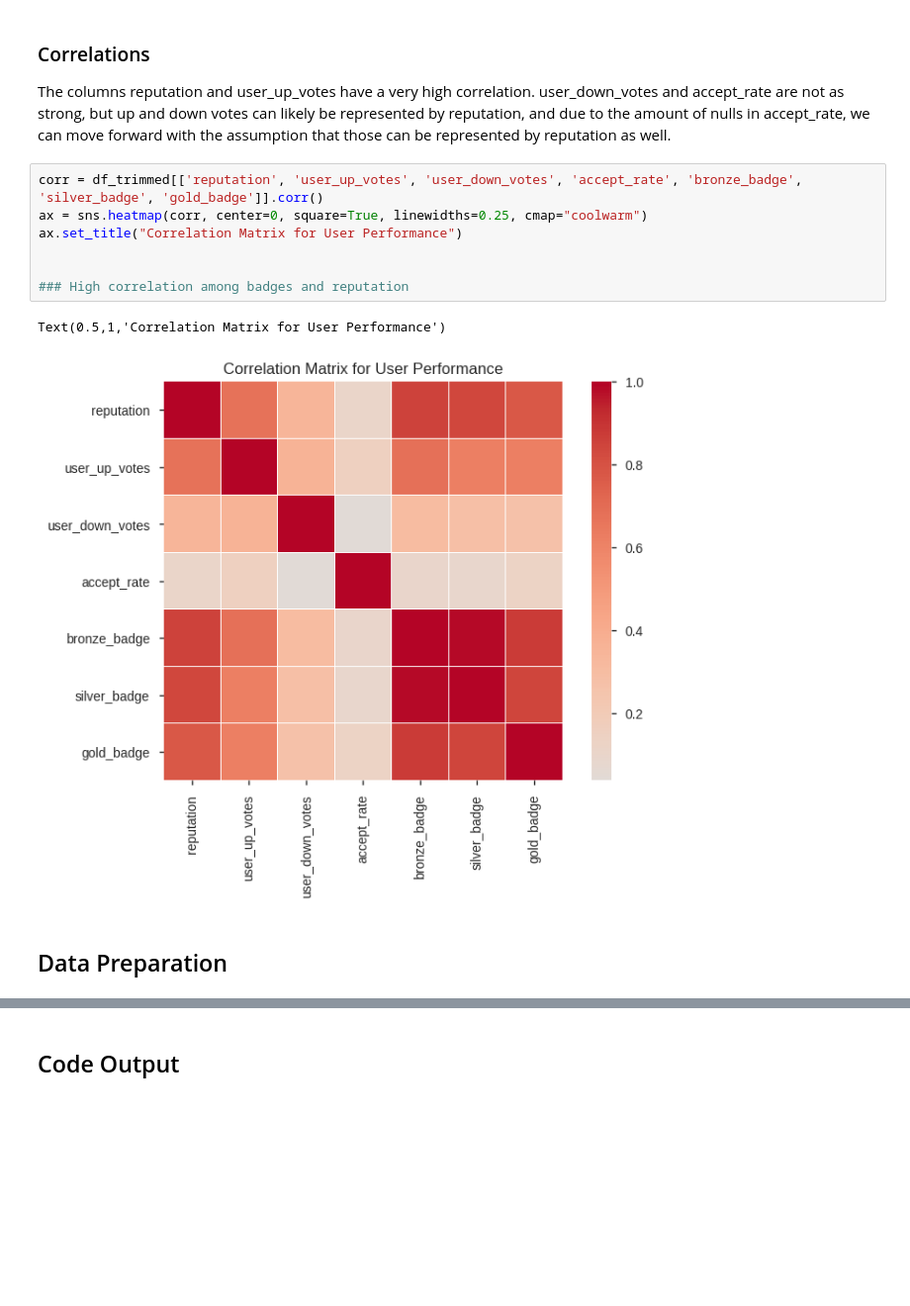
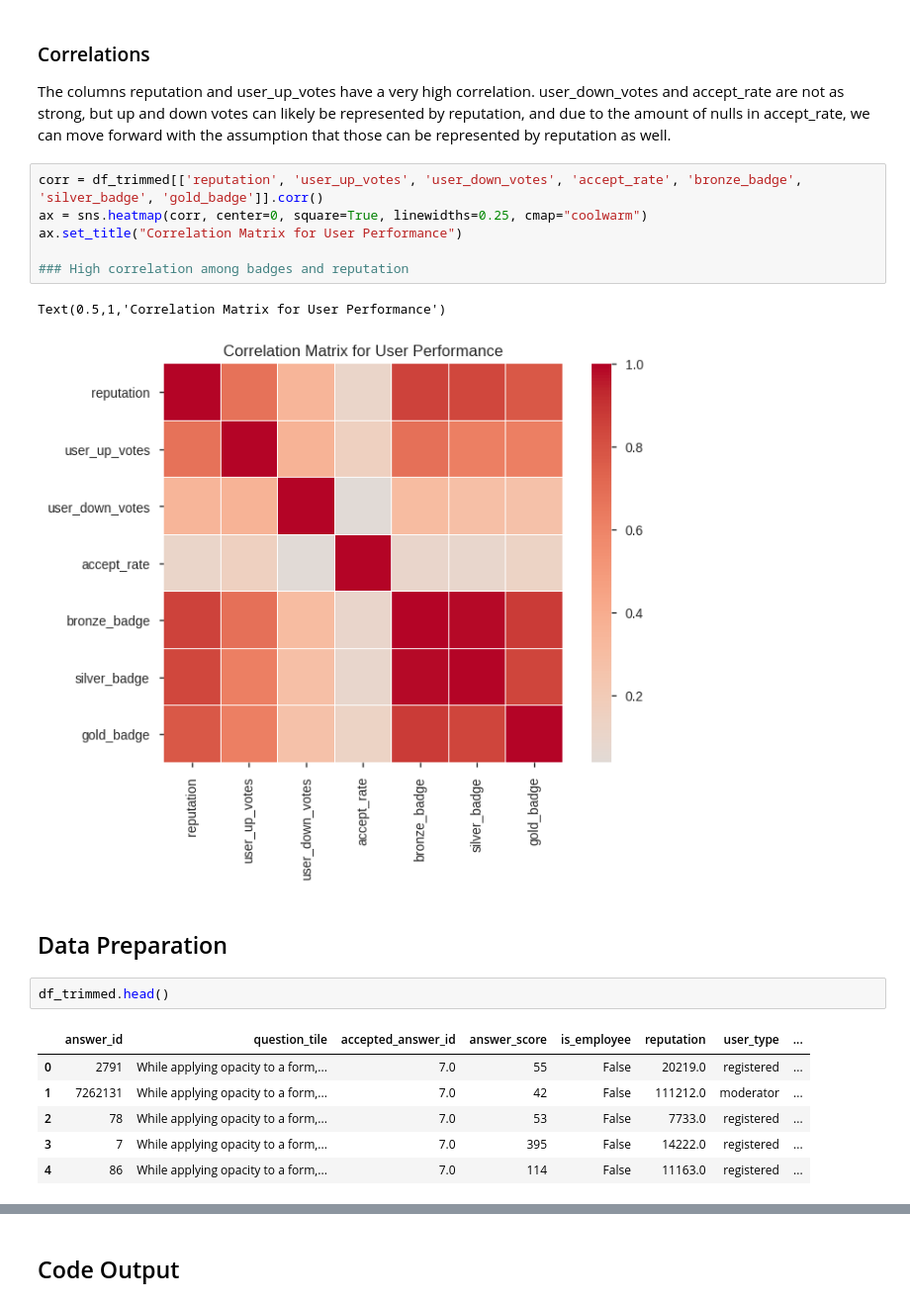
Before and after one commit to dparks-seattletimes/DATASCI420-milestone, a Jupyter notebook: DavidParks-M01-Capstone-Proposal.ipynb, the cells around one changed output, grey strips where cells are left out. Shown at 99% size. Cells and saved outputs as stored; diff of their text form; blank space fills up the shorter version.

```diff
--- a/DavidParks-M01-Capstone-Proposal.ipynb
+++ b/DavidParks-M01-Capstone-Proposal.ipynb
@@ -398,10 +396,18 @@ corr = df_trimmed[['reputation', 'user_up_votes', 'user_down_votes', 'accept_rat
 ax = sns.heatmap(corr, center=0, square=True, linewidths=0.25, cmap="coolwarm")
 ax.set_title("Correlation Matrix for User Performance")
 
-
 ### High correlation among badges and reputation
 # %% [output]
 Text(0.5,1,'Correlation Matrix for User Performance')
 [figure]
 # %% [markdown]
 ## Data Preparation
+# %%
+df_trimmed.head()
+# %% [output]
+|  | answer_id | question_tile | accepted_answer_id | answer_score | is_employee | reputation | user_type | ... |
+| 0 | 2791 | While applying opacity to a form,... | 7.0 | 55 | False | 20219.0 | registered | ... |
+| 1 | 7262131 | While applying opacity to a form,... | 7.0 | 42 | False | 111212.0 | moderator | ... |
+| 2 | 78 | While applying opacity to a form,... | 7.0 | 53 | False | 7733.0 | registered | ... |
+| 3 | 7 | While applying opacity to a form,... | 7.0 | 395 | False | 14222.0 | registered | ... |
+| 4 | 86 | While applying opacity to a form,... | 7.0 | 114 | False | 11163.0 | registered | ... |
```
Also changed, not shown: parts of 19 cells of this notebook.
